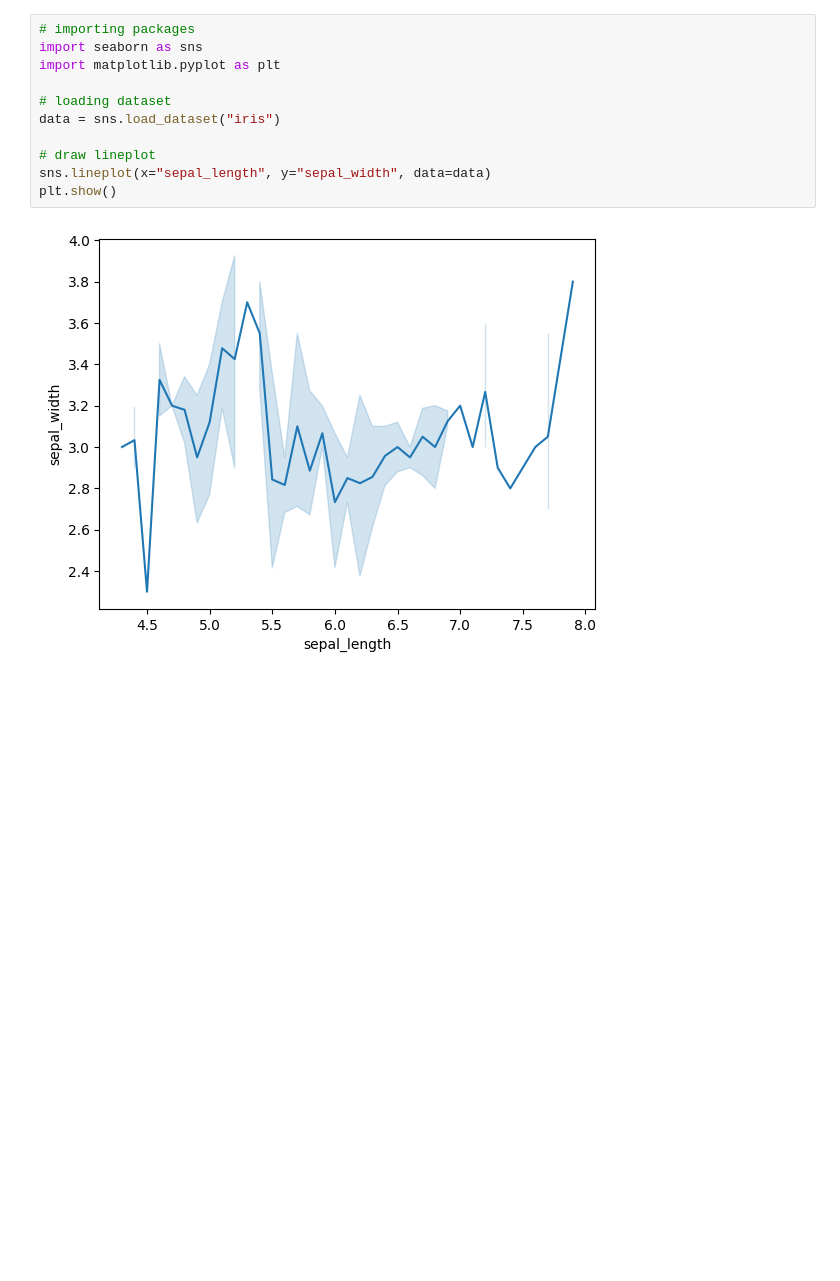
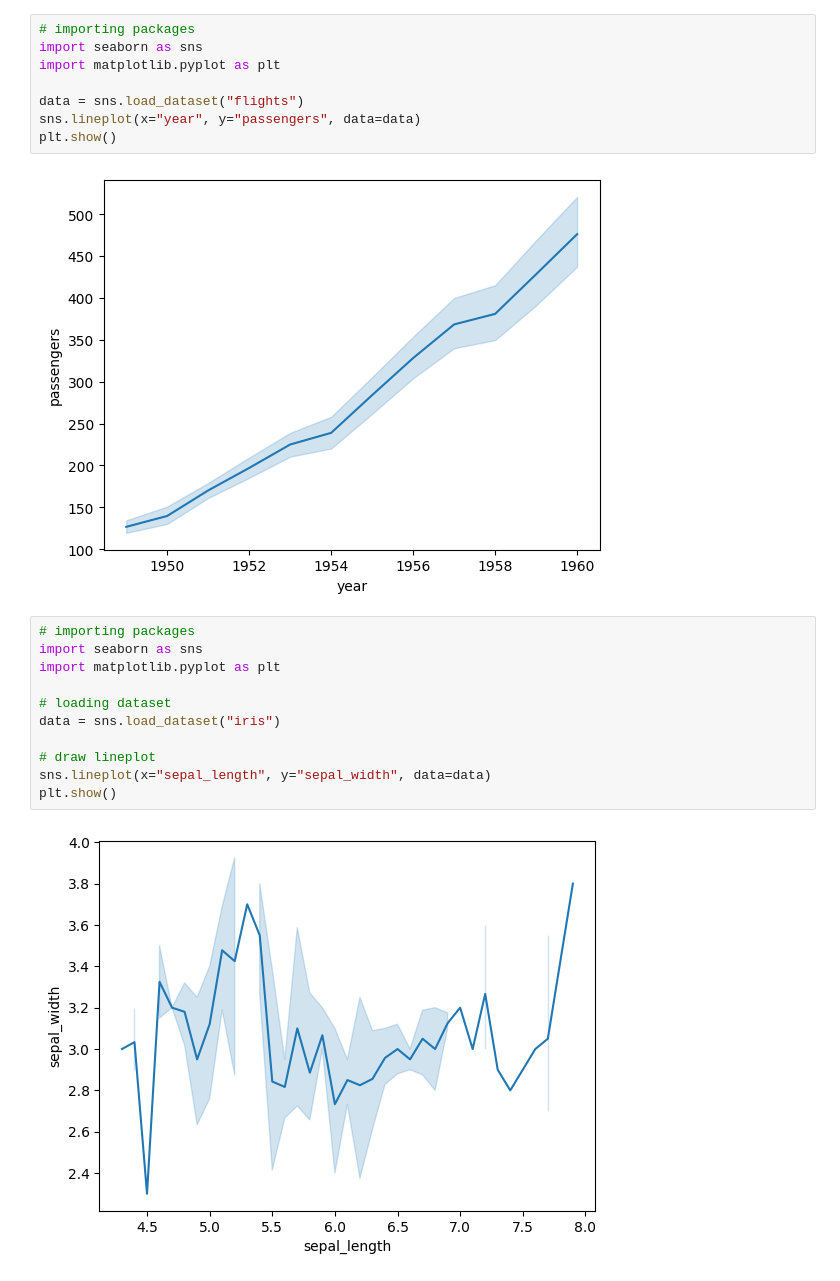
Before and after one commit to Sonasunils/Artificial-intelligence-and-machine-learning, a Jupyter notebook: 5.seaborn/1.datavisulaization.ipynb, the cells around one changed output. Drawn from its saved outputs; the diff is of its cells as text; blank space fills up the shorter version.

```diff
--- a/5.seaborn/1.Data_visulaization.ipynb
+++ b/5.seaborn/1.datavisulaization.ipynb
@@ -1,3 +67,13 @@
+# %%
+# importing packages
+import seaborn as sns
+import matplotlib.pyplot as plt
+
+data = sns.load_dataset("flights")
+sns.lineplot(x="year", y="passengers", data=data)
+plt.show()
+# %% [output]
+[figure, added]
 # %%
 # importing packages
 import seaborn as sns
```
Also changed, not shown: parts of 10 cells of this notebook.
